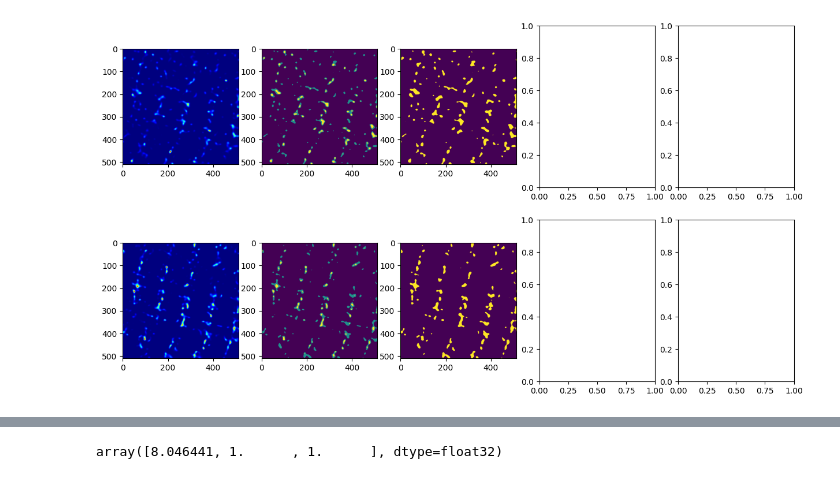
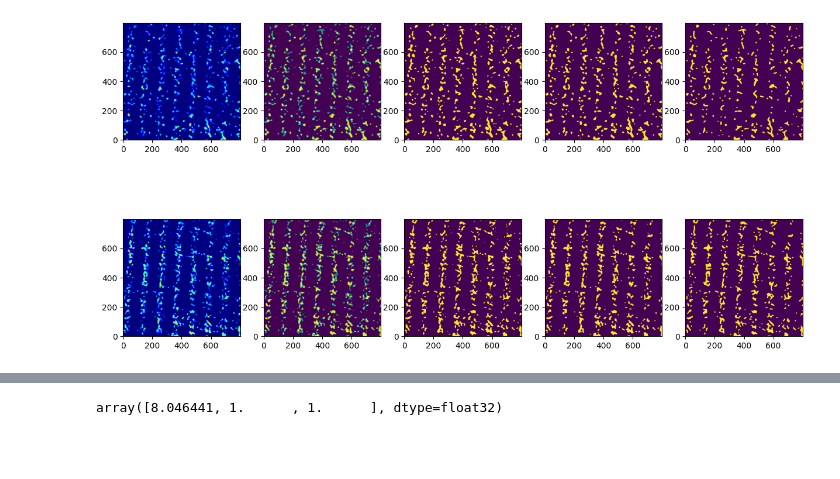
Before and after one commit to Jhko725/ProteinStructureReconstruction.jl, a Jupyter notebook: notebooks/reconstruct_sim.ipynb, the cells around one changed output, grey strips where cells are left out. Cells and saved outputs as stored; diff of their text form; code cells hidden in the pictures; blank space fills up the shorter version.

```diff
--- a/notebooks/reconstruct_sim.ipynb
+++ b/notebooks/reconstruct_sim.ipynb
@@ -25,7 +25,8 @@ def read_SIM_data(filepath: Path | str):
         data = data / np.iinfo(dtype).max
     return data, pixel_sizes
 # %%
-data, pixel_sizes = read_SIM_data(datadir / "alpha-actinin/Image2_SIM2.h5")
-data = data[..., 0:1024, 1024:2048]
-data_chunks = rearrange(data, "C Z (Ny Y) (Nx X) -> (Ny Nx) C Z Y X", Ny=2, Nx=2)
+data_full, pixel_sizes = read_SIM_data(datadir / "alpha-actinin/Image2_SIM2.h5")
+print(pixel_sizes)
+data = data_full[..., 1200:2000, 0:800]
+data_chunks = rearrange(data, "C Z (Ny Y) (Nx X) -> (Ny Nx) C Z Y X", Ny=1, Nx=1)
 data = data_chunks[0]
@@ -45,0 +59,6 @@ ax.plot(m[0])
+# %%
+kernel_size = (data[0].shape[0] // 10, data[0].shape[1] // 5, data[0].shape[2] // 5)
+clip_limit = 0.03
+data_equalized = [
+    skimage.exposure.equalize_adapthist(d, kernel_size, clip_limit) for d in data
+]
@@ -58,18 +89,29 @@ array([0.02975712, 0.11079778])
 # %%
 fig, axes = plt.subplots(2, 5, figsize=(15, 8))
-
+z_ind = 10
 for i, axes_row in enumerate(axes):
-    img = data[i]
-    thresholds = skimage.filters.threshold_multiotsu(img)
-    bin = skimage.filters.apply_hysteresis_threshold(img, *thresholds)
+    # img = data[i]
+    # p2, p98 = np.percentile(img[z_ind], (2, 98))
+    # # z_slice = skimage.exposure.rescale_intensity(img[z_ind], in_range=(p2, p98))
+    # z_slice = skimage.exposure.equalize_adapthist(img[z_ind], clip_limit=0.2)
+    z_slice = data_equalized[i][z_ind]
+    thresholds = skimage.filters.threshold_multiotsu(z_slice)
+    bin = z_slice > skimage.filters.threshold_otsu(z_slice)
     # seg = skimage.segmentation.morphological_chan_vese(
     #     img, num_iter=40, init_level_set=img > thresholds[0], smoothing=1
     # )
-
-    axes_row[0].imshow(img[10], cmap="jet")
-    axes_row[1].imshow(np.digitize(img, bins=thresholds)[10])
-    axes_row[2].imshow(bin[10])
-    # axes_row[3].imshow(seg[10])
-    # axes_row[4].imshow(seg[10] - bin[10])
+    markers = np.zeros_like(z_slice, dtype=np.int_)
+    markers[z_slice <= thresholds[0]] = 1
+    markers[z_slice > thresholds[1]] = 2
+    elevation_map = skimage.filters.sobel(z_slice)
+    seg = skimage.segmentation.watershed(elevation_map, markers)
+    axes_row[0].imshow(z_slice, cmap="jet", origin="lower")
+    axes_row[1].imshow(np.digitize(z_slice, bins=thresholds), origin="lower")
+    axes_row[2].imshow(bin, origin="lower")
+    axes_row[3].imshow(
+        skimage.morphology.binary_opening(bin, skimage.morphology.disk(3)),
+        origin="lower",
+    )
+    axes_row[4].imshow(seg, origin="lower")
 # %% [output]
-[figure, old version]
+[figure, new version]
```
Also changed, not shown: parts of 48 cells of this notebook, 1 other file.
